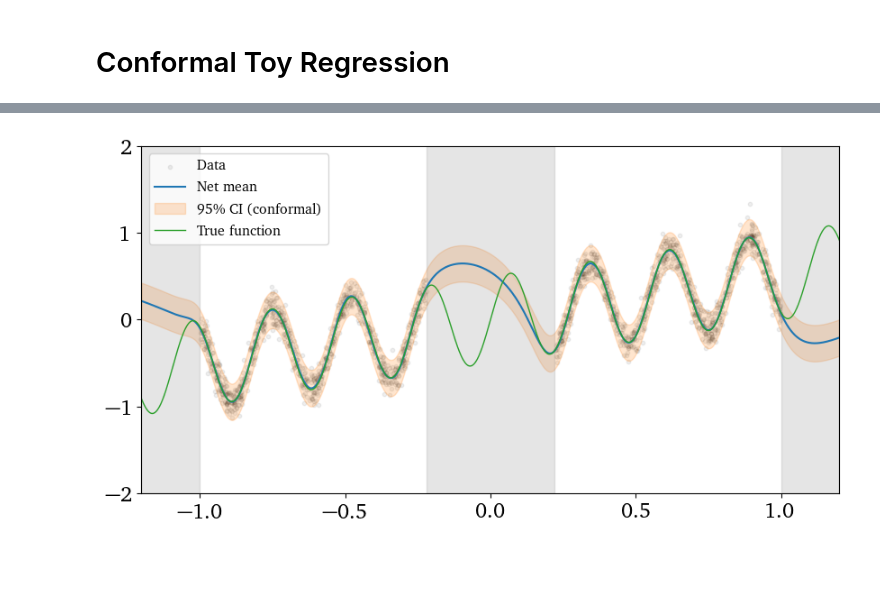
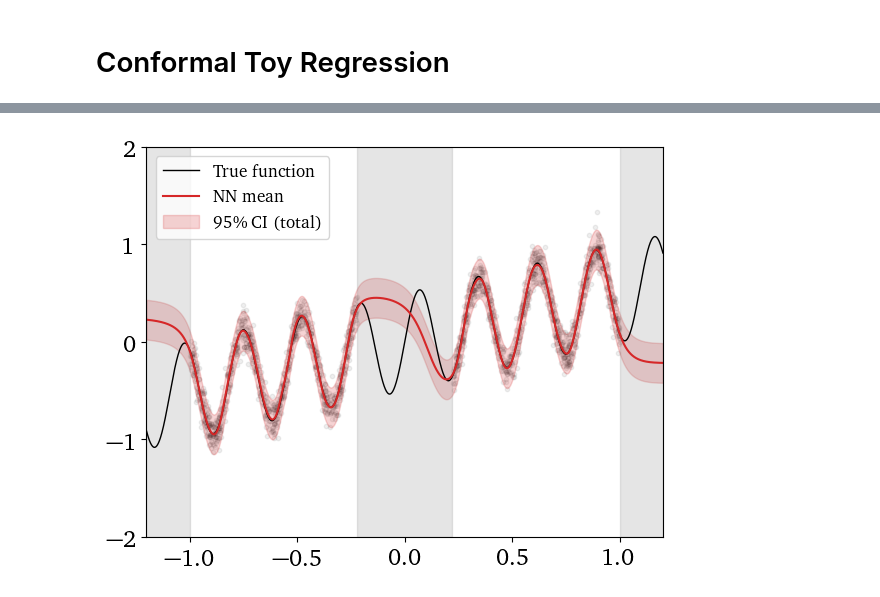
Before and after one commit to ramonpeter/UQveraiphy, a Jupyter notebook: conformal_toy.ipynb, the cells around one changed output, grey strips where cells are left out. Saved outputs shown, nothing was run; the diff lists cells and outputs as text; code cells hidden in the pictures; blank space fills up the shorter version.

```diff
--- a/conformal_toy.ipynb
+++ b/conformal_toy.ipynb
@@ -69,15 +28,19 @@ def conformal_prediction(model, x_cal, y_cal, x_pred, alpha=0.05):
 # %%
 class Net(nn.Module):
     def __init__(
-        self, hdn_dim: int = 14, n_layers: int = 2, hetero: bool = False
+        self,
+        hdn_dim: int = 14,
+        n_layers: int = 2,
+        hetero: bool = False,
+        activation: str = "relu",
     ) -> None:
         super().__init__()
-
+        self.activation = switchable_activation(activation)
         assert n_layers > 1
         self.layers = []
         self.layers.append(nn.Linear(1, hdn_dim))
         for i in range(n_layers - 1):
-            self.layers.append(nn.GELU())
+            self.layers.append(self.activation)
             if i == n_layers - 2:
                 self.layers.append(nn.Linear(hdn_dim, 2 if hetero else 1))
             else:
@@ -91,7 +54,7 @@ class Net(nn.Module):
         if self._hetero:
             mean = pred[:, 0]
             lvar = pred[:, 1].clamp(N_BOUND, 11)
-            nll = 0.5 * ((target - mean) ** 2 / lvar + lvar)
+            nll = 0.5 * ((target - mean) ** 2 / lvar.exp() + lvar)
         else:
             nll = torch.mean((target - pred).pow(2))  # unnormalized
         return torch.mean(nll)
@@ -100,7 +63,7 @@ class Net(nn.Module):
         return self.net(x)
 # %%
 # define training setup
-epochs = 1000
+epochs = 2000
 batch_size = 200
 n_samples = (
     batch_size * 9
@@ -125,8 +88,8 @@ y_cal = (y_cal - Y_MEAN) / Y_STD
 # Define the model and look at it
 trn_len = x_train.shape[0]
 hdn_dim = 32
-layers = 6  # number of hidden layers
-toy_model = Net(hdn_dim=hdn_dim, n_layers=layers)
+layers = 5  # number of all layers (hidden + 2)
+toy_model = Net(hdn_dim=hdn_dim, n_layers=layers, activation="tanh")
 
 
 # Build dataset
@@ -138,5 +101,3 @@ loader = torch.utils.data.DataLoader(dataset, batch_size=batch_size, shuffle=Tru
 
 opt = torch.optim.AdamW(toy_model.parameters(), lr=5e-3)
 sched = torch.optim.lr_scheduler.CosineAnnealingLR(opt, epochs * len(loader))
-
-print(toy_model)
@@ -215,29 +157,3 @@ rescale = lambda x, mean, std: x * std + mean
 
 with torch.inference_mode():
     pred = rescale(toy_model(xx), Y_MEAN, Y_STD)
-# %%
-plt.figure(figsize=(10, 5))
-plt.scatter(x_train, y_train, s=10, alpha=1 / 16, label="Data", color="k")
-plt.plot(xx, pred, color="C0", label="Net mean")
-lower_ci, upper_ci = conformal_prediction(toy_model, x_cal, y_cal, xx, alpha=0.05)
-lower_ci = rescale(lower_ci, Y_MEAN, Y_STD)
-upper_ci = rescale(upper_ci, Y_MEAN, Y_STD)
-plt.fill_between(
-    xx.flatten(),
-    lower_ci.flatten(),
-    upper_ci.flatten(),
-    alpha=0.2,
-    label=r"95\% CI (conformal)",
-    color="C1",
-)
-plt.axvspan(-0.22, 0.22, color="gray", alpha=0.2)
-plt.axvspan(1, 1.2, color="gray", alpha=0.2)
-plt.axvspan(-1.2, -1.0, color="gray", alpha=0.2)
-y = 0.5 * np.sin(23 * xx) + xx / 2
-plt.plot(xx, y, color="C2", label="True function", linewidth=1)
-plt.legend(fontsize=FONTSIZE - 6, loc="upper left")
-plt.ylim(-2, 2)
-plt.xlim(-1.2, 1.2)
-plt.show()
-# %% [output]
-[figure, removed]
@@ -245,0 +165,13 @@ lower, upper = conformal_prediction(toy_model, x_cal, y_cal, xx, alpha=0.05)
+# %%
+make_error_fig(
+    data_train=(x_train, y_train),
+    x_values=xx.flatten(),
+    y_mean=pred.flatten(),
+    y_std_epistemic=0 * pred,
+    y_std_aleatoric=0 * pred,
+    ci_lower_upper=(lower_ci, upper_ci),
+    network_name="NN",
+    filename="conformal_toy",
+)
+# %% [output]
+[figure, added]
```
Also changed, not shown: parts of 7 cells of this notebook, 7 other files.
